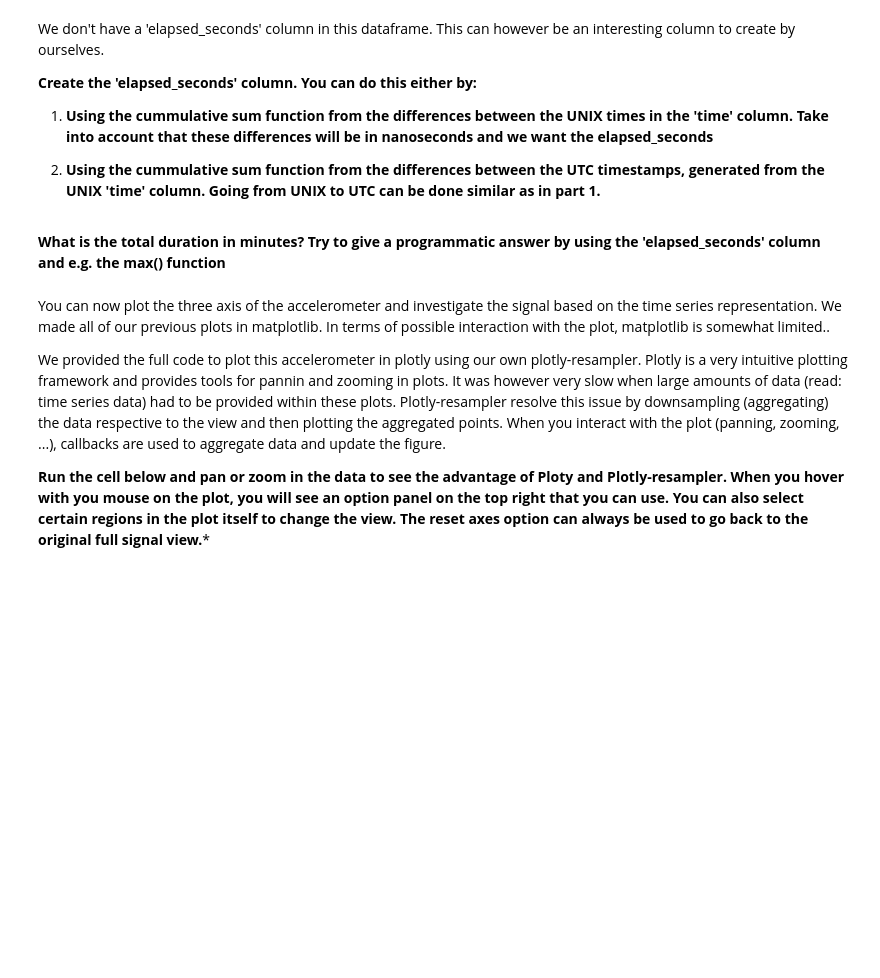
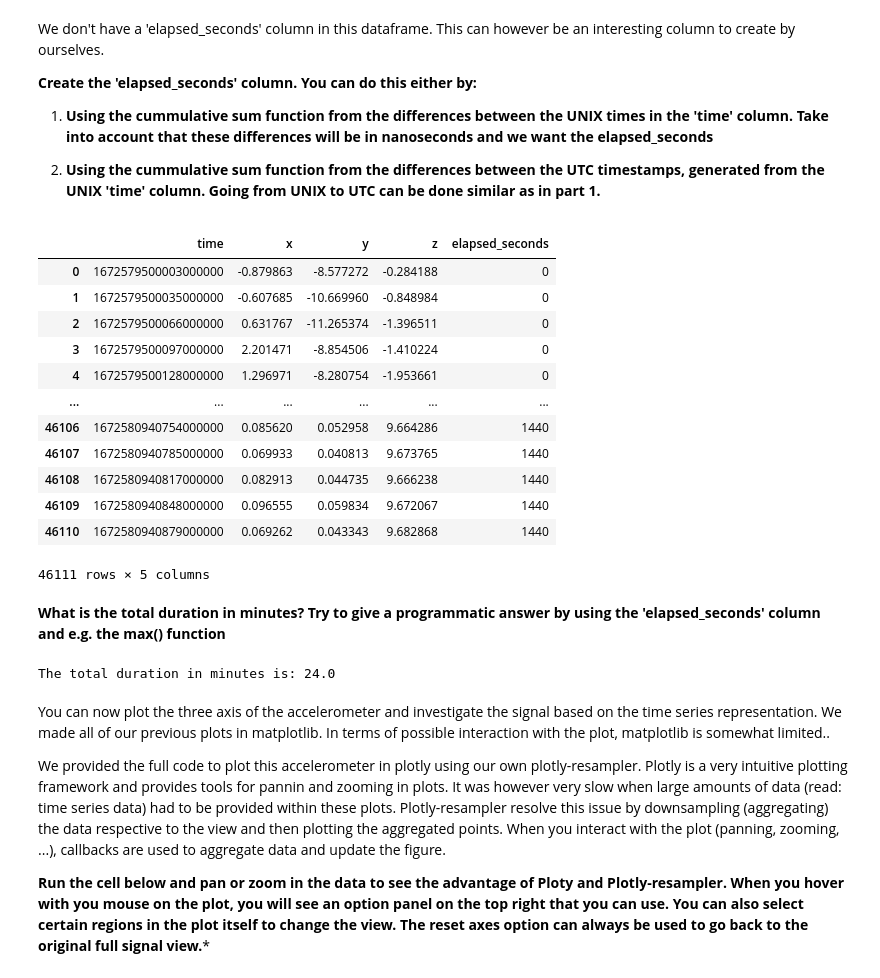
Before and after one commit to cesarz10/Data-Analytics-Healthcare, a Jupyter notebook: Lab_3_mobile/Lab_3_Mobile.ipynb, the cells around one changed output. Cells and saved outputs as stored; diff of their text form; code cells hidden in the pictures; blank space fills up the shorter version.

```diff
--- a/Lab_3_mobile/Lab_3_Mobile.ipynb
+++ b/Lab_3_mobile/Lab_3_Mobile.ipynb
@@ -461,9 +478,31 @@ df['elapsed_seconds'] = # YOUR CODE HERE
+# %%
+elapsed_min1 = np.cumsum(np.diff(pd.to_datetime(df['time'])))
+df.drop(df.tail(1).index,inplace=True) # drop last row
+df['elapsed_seconds'] = elapsed_min1
+df['elapsed_seconds'] = df['elapsed_seconds'].dt.seconds
+df
+# %% [output]
+|  | time | x | y | z | elapsed_seconds |
+| 0 | 1672579500003000000 | -0.879863 | -8.577272 | -0.284188 | 0 |
+| 1 | 1672579500035000000 | -0.607685 | -10.669960 | -0.848984 | 0 |
+| 2 | 1672579500066000000 | 0.631767 | -11.265374 | -1.396511 | 0 |
+| 3 | 1672579500097000000 | 2.201471 | -8.854506 | -1.410224 | 0 |
+| 4 | 1672579500128000000 | 1.296971 | -8.280754 | -1.953661 | 0 |
+| ... | ... | ... | ... | ... | ... |
+| 46106 | 1672580940754000000 | 0.085620 | 0.052958 | 9.664286 | 1440 |
+| 46107 | 1672580940785000000 | 0.069933 | 0.040813 | 9.673765 | 1440 |
+| 46108 | 1672580940817000000 | 0.082913 | 0.044735 | 9.666238 | 1440 |
+| 46109 | 1672580940848000000 | 0.096555 | 0.059834 | 9.672067 | 1440 |
+| 46110 | 1672580940879000000 | 0.069262 | 0.043343 | 9.682868 | 1440 |
+46111 rows × 5 columns
 # %% [markdown]
 **What is the total duration in minutes? Try to give a programmatic answer by using the 'elapsed_seconds' column  and e.g. the max() function**
 # %%
-total_duration = # YOUR CODE HERE
+total_duration = df['elapsed_seconds'].max() / 60
 
 print('The total duration in minutes is: {}'.format(round(total_duration,2)))
+# %% [output]
+The total duration in minutes is: 24.0
 # %% [markdown]
 You can now plot the three axis of the accelerometer and investigate the signal based on the time series representation. We made all of our previous plots in matplotlib. In terms of possible interaction with the plot, matplotlib is somewhat limited..
 
```
Also changed, not shown: parts of 24 cells of this notebook.
